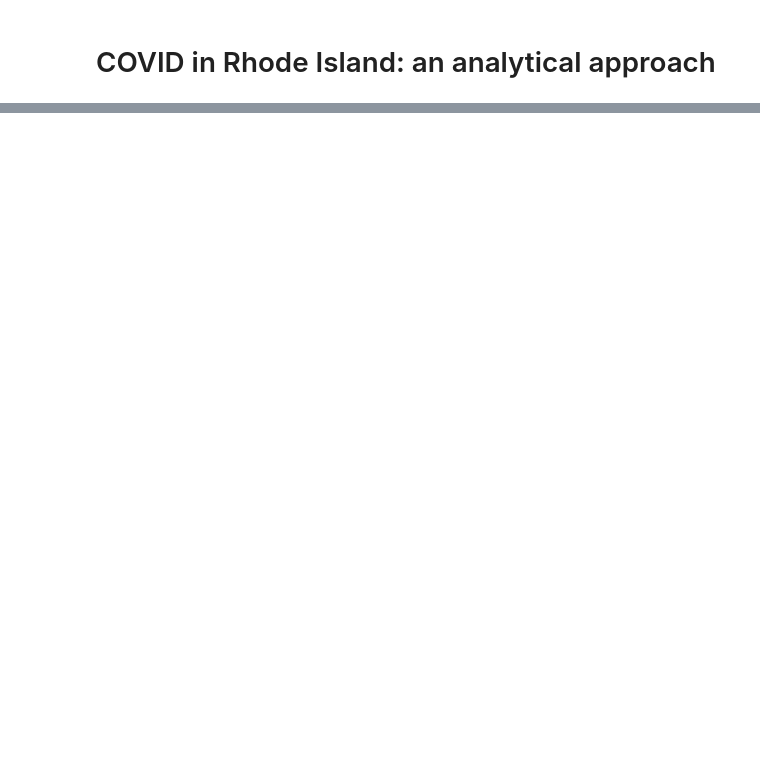
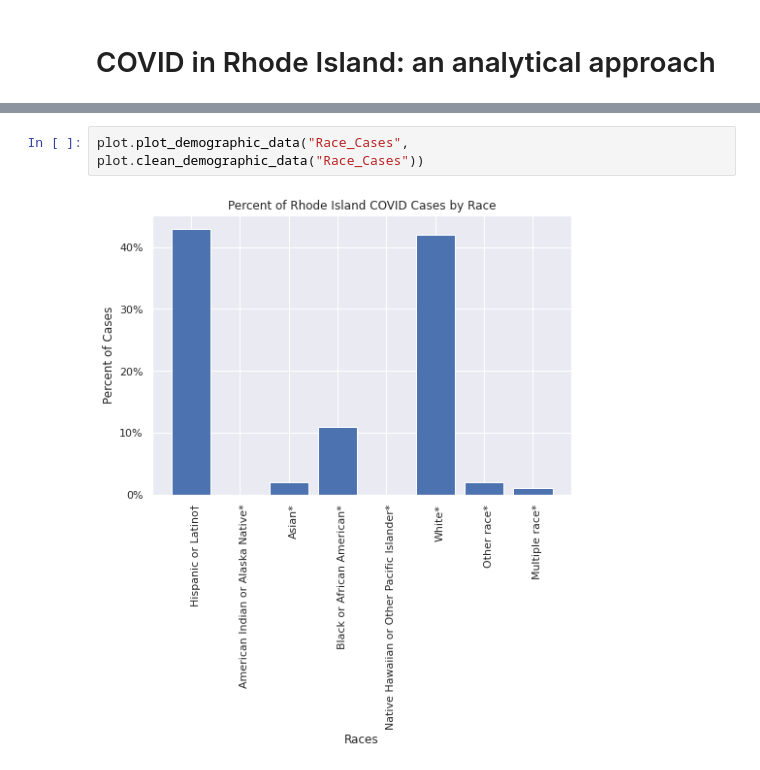
Before and after one commit to zdubash/rhody-covid, a Jupyter notebook: Computational-Essay.ipynb, the cells around one changed output, grey strips where cells are left out. Saved outputs shown, nothing was run; the diff lists cells and outputs as text; blank space fills up the shorter version.

```diff
--- a/Computational-Essay.ipynb
+++ b/Computational-Essay.ipynb
@@ -94,0 +79,4 @@ dataByNeighbourhood.sort_values('count', ascending=False).head(10)
+# %%
+plot.plot_demographic_data("Race_Cases", plot.clean_demographic_data("Race_Cases"))
+# %% [output]
+[figure, added]
```
Also changed, not shown: parts of 37 cells of this notebook, 3 other files.
